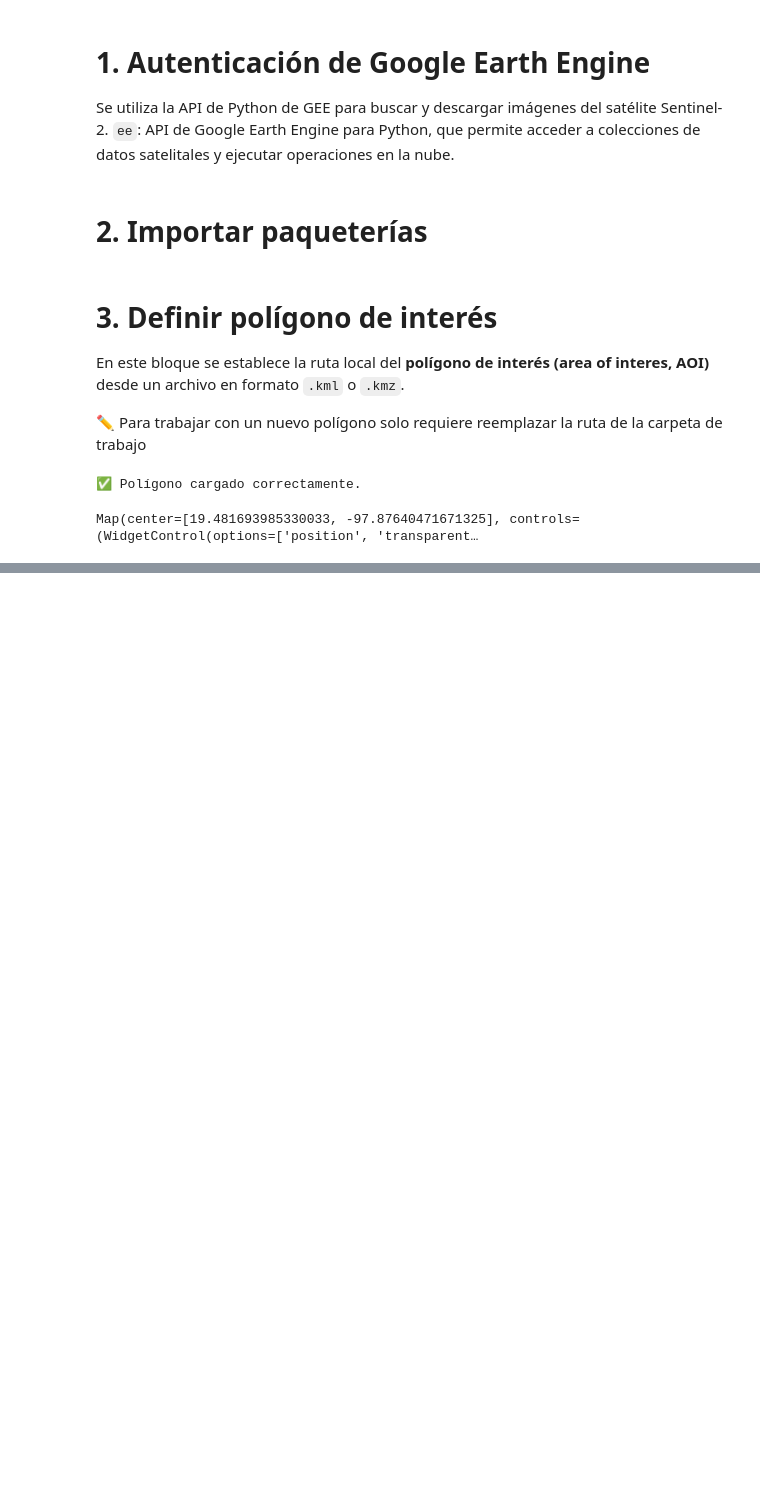
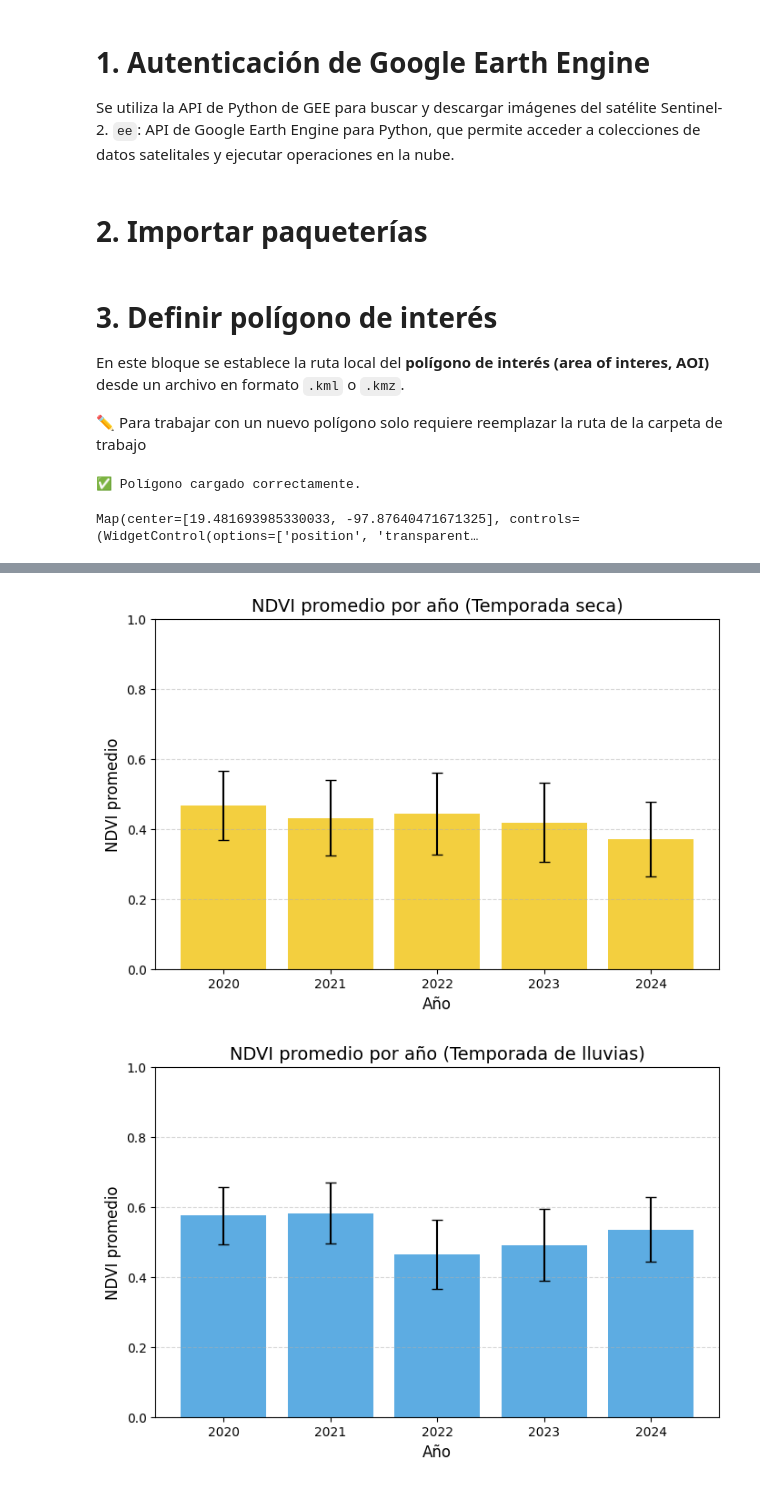
Before and after one commit to Zairpv/Deforestacion_P, a Jupyter notebook: Analisis de vegetación.ipynb, the cells around one changed output, grey strips where cells are left out. Drawn from its saved outputs; the diff is of its cells as text; code cells hidden in the pictures; blank space fills up the shorter version.

```diff
--- a/Analisis de vegetación.ipynb
+++ b/Analisis de vegetación.ipynb
@@ -101,0 +380,4 @@ def addNDVI(image):
+# %%
+for año, coleccion in colecciones_filtradas.items():
+    num_imgs = coleccion.size().getInfo()
+    print(f"📅 Año {año}: {num_imgs} imágenes disponibles")
@@ -101,0 +612,41 @@ def addNDVI(image):
+# %%
+# Filtrar datos por época
+df_seca = df_epocas[df_epocas["Época"] == "Seca"]
+df_lluvias = df_epocas[df_epocas["Época"] == "Lluvias"]
+
+# -------------------------------
+# 🌞 Gráfica temporada seca
+# -------------------------------
+plt.figure(figsize=(8, 5))
+plt.bar(df_seca["Año"], df_seca["NDVI_media"],
+        yerr=df_seca["NDVI_stdDev"],
+        color="#f1c40f", alpha=0.8, capsize=4)
+
+plt.title("NDVI promedio por año (Temporada seca)", fontsize=14)
+plt.xlabel("Año", fontsize=12)
+plt.ylabel("NDVI promedio", fontsize=12)
+plt.ylim(0, 1)
+plt.grid(axis='y', linestyle='--', alpha=0.5)
+
+# Mostrar gráfico
+plt.show()
+
+# -------------------------------
+# 🌧️ Gráfica temporada lluvias
+# -------------------------------
+plt.figure(figsize=(8, 5))
+plt.bar(df_lluvias["Año"], df_lluvias["NDVI_media"],
+        yerr=df_lluvias["NDVI_stdDev"],
+        color="#3498db", alpha=0.8, capsize=4)
+
+plt.title("NDVI promedio por año (Temporada de lluvias)", fontsize=14)
+plt.xlabel("Año", fontsize=12)
+plt.ylabel("NDVI promedio", fontsize=12)
+plt.ylim(0, 1)
+plt.grid(axis='y', linestyle='--', alpha=0.5)
+
+# Mostrar gráfico
+plt.show()
+# %% [output]
+[figure, added]
+[figure, added]
```
Also changed, not shown: parts of 20 cells of this notebook.
